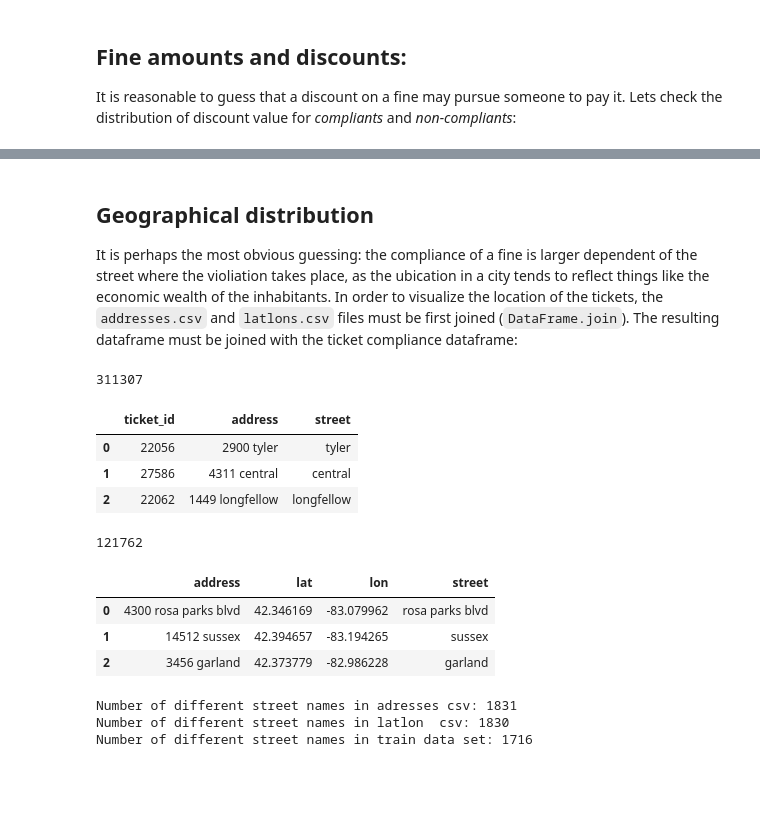
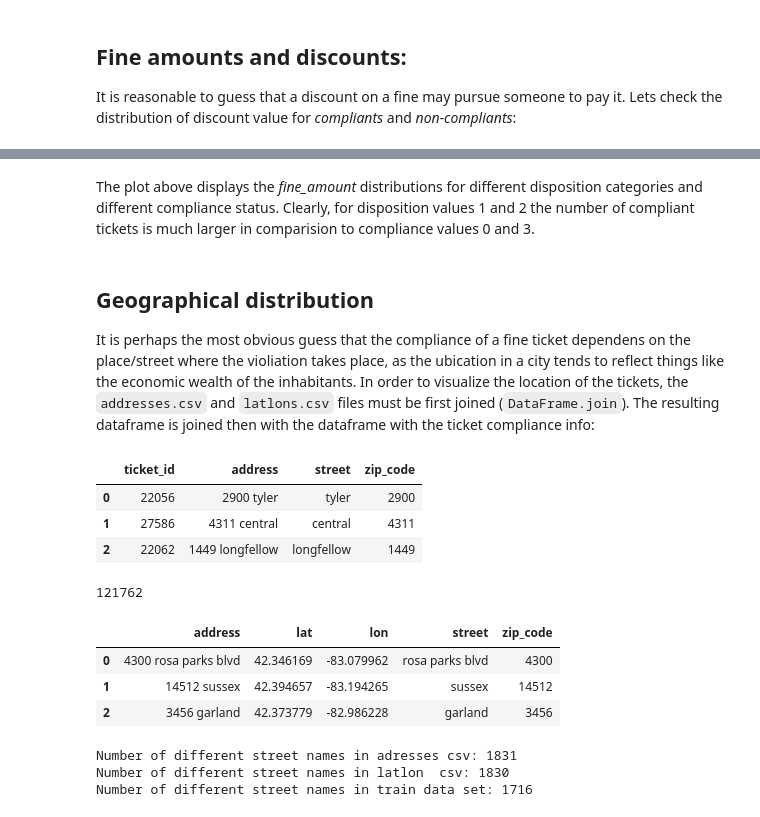
Before and after one commit to cesarliz10/predicting_property_fines_payment, a Jupyter notebook: 1_exploratory_data_analysis.ipynb, the cells around one changed output, grey strips where cells are left out. Saved outputs shown, nothing was run; the diff lists cells and outputs as text; code cells hidden in the pictures; blank space fills up the shorter version.

```diff
--- a/1_exploratory_data_analysis.ipynb
+++ b/1_exploratory_data_analysis.ipynb
@@ -181,36 +187,40 @@ for i in non_numerical_vars:
+# %% [markdown]
+The plot above displays the *fine_amount* distributions for different disposition categories and different compliance status. Clearly, for disposition values 1 and 2 the number of compliant tickets is much larger in comparision to compliance values 0 and 3.
 # %% [markdown]
 ## Geographical distribution
 
-It is perhaps the most obvious guessing: the compliance of a fine is larger dependent of the street where the violiation takes place, as the ubication in a city tends to reflect things like the economic wealth of the inhabitants.
-In order to visualize the location of the tickets,  the `addresses.csv` and `latlons.csv` files must be first joined (`DataFrame.join`). The resulting dataframe must be joined with the ticket compliance dataframe:
+It is perhaps the most obvious guess that the compliance of a fine ticket dependens on the place/street where the violiation takes place, as the ubication in a city tends to reflect things like the economic wealth of the inhabitants.
+In order to visualize the location of the tickets,  the `addresses.csv` and `latlons.csv` files must be first joined (`DataFrame.join`). The resulting dataframe is joined then with the dataframe with the ticket compliance info:
 # %%
 dfa = pd.read_csv("addresses.csv")
 dfa.dropna(inplace=True)
 #print(len(dfa))
+
 street_parser = lambda x: " ".join( x.split(",")[0].split(" ")[1:]).strip()
 address_parser = lambda x: x.split(",")[0].strip()
 dfa["street"] = dfa["address"].apply(street_parser)
 dfa["address"] = dfa["address"].apply(address_parser)
+dfa["zip_code"] = dfa["address"].str.findall('\d+').apply( lambda x: x[0])
 dfa.head(3)
 # %% [output]
-311307
-|  | ticket_id | address | street |
-| 0 | 22056 | 2900 tyler | tyler |
-| 1 | 27586 | 4311 central | central |
-| 2 | 22062 | 1449 longfellow | longfellow |
+|  | ticket_id | address | street | zip_code |
+| 0 | 22056 | 2900 tyler | tyler | 2900 |
+| 1 | 27586 | 4311 central | central | 4311 |
+| 2 | 22062 | 1449 longfellow | longfellow | 1449 |
 # %%
 dflalo = pd.read_csv("latlons.csv")
 dflalo.dropna(inplace=True)
-dflalo["street"]=dflalo["address"].apply(street_parser)
-dflalo["address"]=dflalo["address"].apply(address_parser)
+dflalo["street"]   = dflalo["address"].apply(street_parser)
+dflalo["address"]  = dflalo["address"].apply(address_parser)
+dflalo["zip_code"] = dflalo["address"].str.findall('\d+').apply( lambda x: x[0])
 print(len(dflalo) )
 dflalo.head(3)
 # %% [output]
 121762
-|  | address | lat | lon | street |
-| 0 | 4300 rosa parks blvd | 42.346169 | -83.079962 | rosa parks blvd |
-| 1 | 14512 sussex | 42.394657 | -83.194265 | sussex |
-| 2 | 3456 garland | 42.373779 | -82.986228 | garland |
+|  | address | lat | lon | street | zip_code |
+| 0 | 4300 rosa parks blvd | 42.346169 | -83.079962 | rosa parks blvd | 4300 |
+| 1 | 14512 sussex | 42.394657 | -83.194265 | sussex | 14512 |
+| 2 | 3456 garland | 42.373779 | -82.986228 | garland | 3456 |
 # %%
 print(  "Number of different street names in adresses csv: {}".format(len(dfa.street.unique())) )
 print(  "Number of different street names in latlon  csv: {}".format(len(dflalo.street.unique())) )
```
Also changed, not shown: parts of 18 cells of this notebook, 1 other file.
